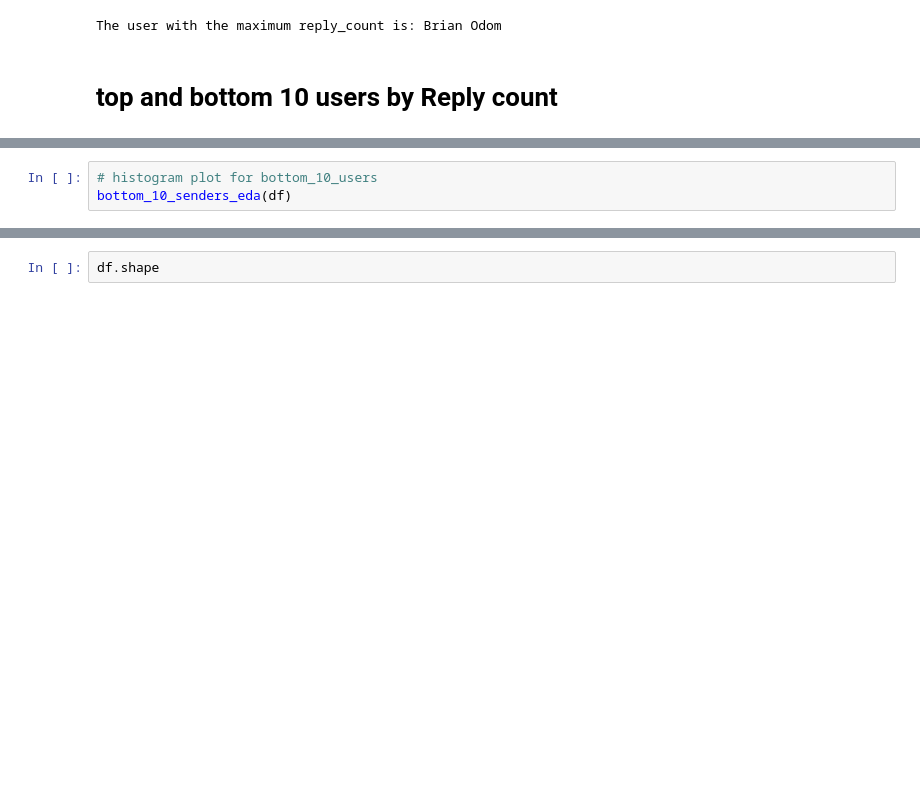
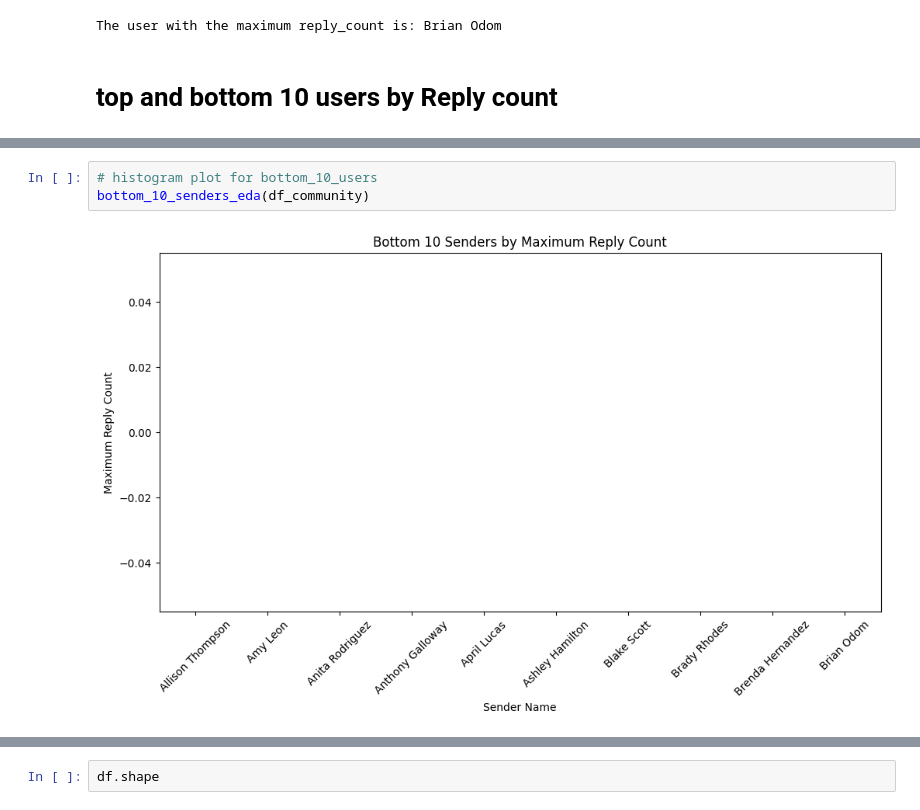
Before and after one commit to olaniSiyum/week0-starter-network-analysis, a Jupyter notebook: notebooks/parse_slack_data.ipynb, the cells around one changed output, grey strips where cells are left out. Drawn from its saved outputs; the diff is of its cells as text; blank space fills up the shorter version.

Commit message:
visualize top and bottom 10 users by reply count

```diff
--- a/notebooks/parse_slack_data.ipynb
+++ b/notebooks/parse_slack_data.ipynb
@@ -219,5 +245,7 @@ print(bottom_10_users[['sender_name', 'reply_count']])
 # %%
 # histogram plot for bottom_10_users
-bottom_10_senders_eda(df)
+bottom_10_senders_eda(df_community)
+# %% [output]
+[figure, added]
 # %%
 # histogram plot for bottom_10_users
```
Also changed, not shown: parts of 3 cells of this notebook.
